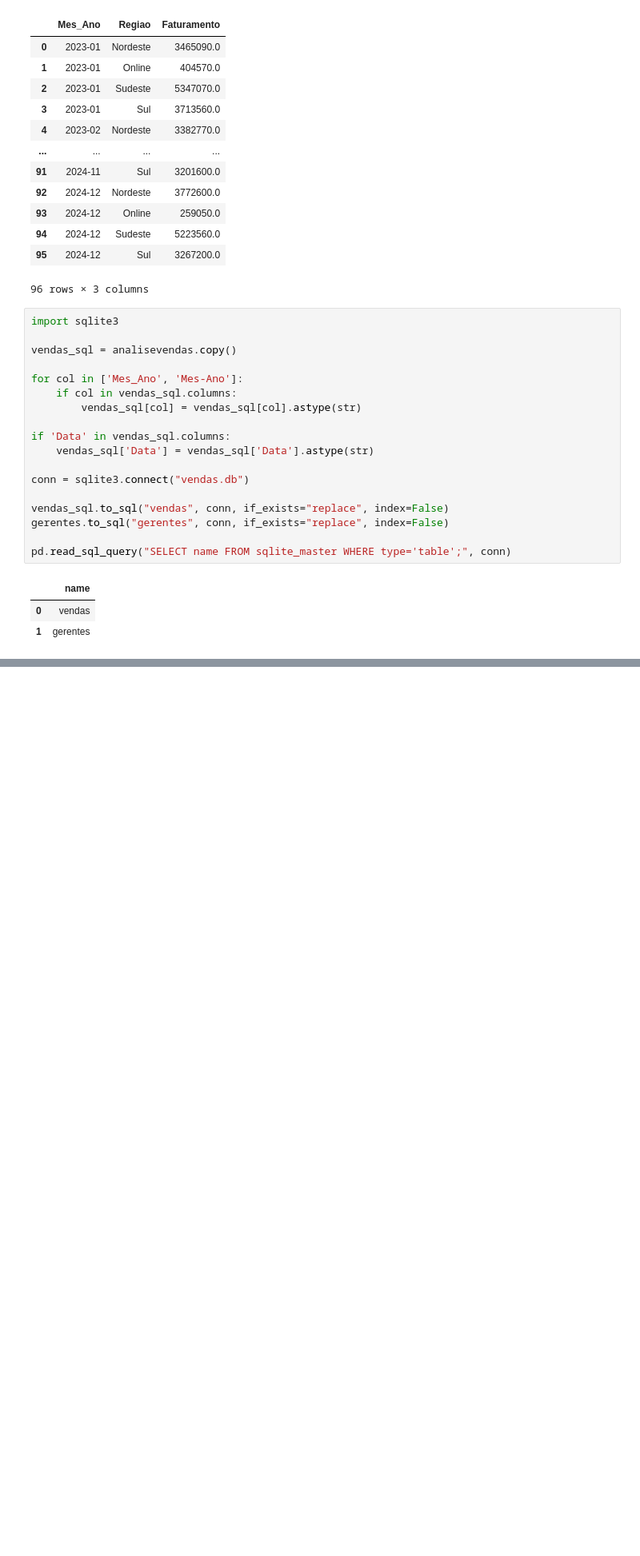
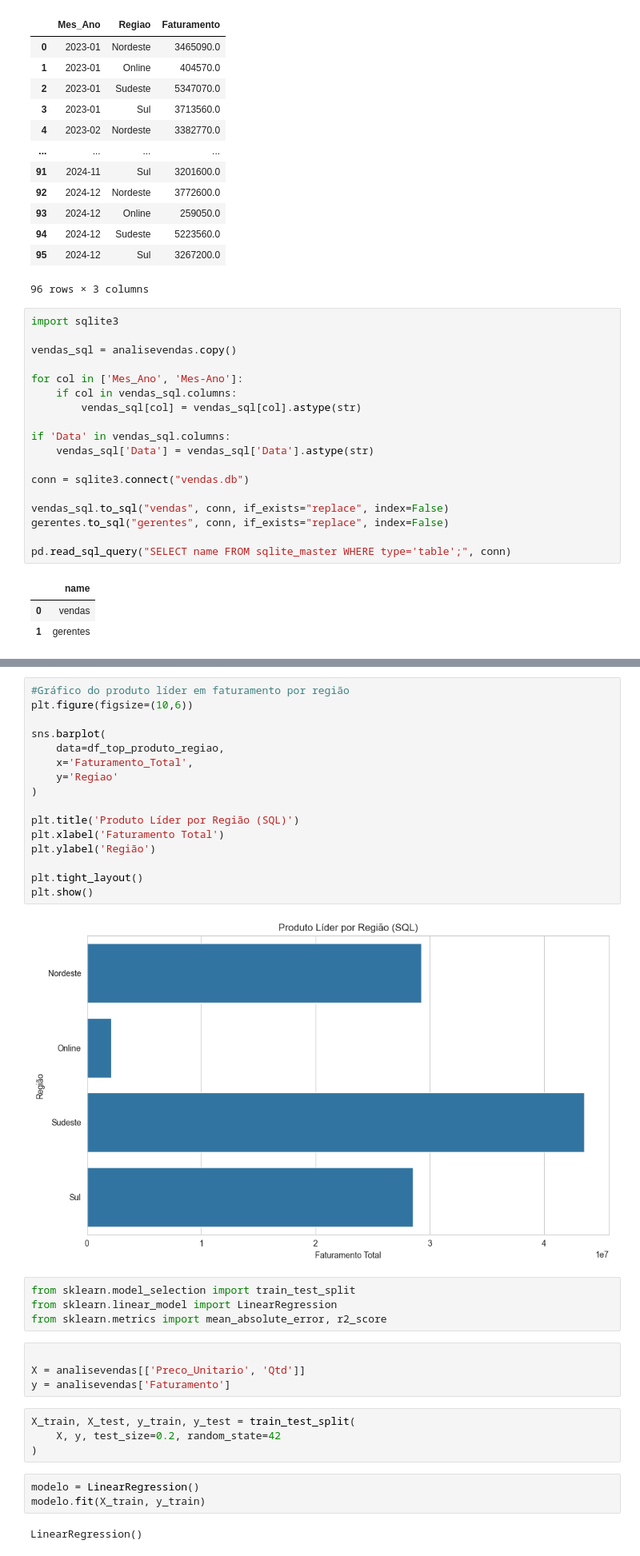
Before and after one commit to karolconkah/projeto-analise-dados, a Jupyter notebook: analise_vendas_gerentes.ipynb, the cells around one changed output, grey strips where cells are left out. Shown at 80% size. Cells and saved outputs as stored; diff of their text form; blank space fills up the shorter version.

```diff
--- a/analise_vendas_gerentes.ipynb
+++ b/analise_vendas_gerentes.ipynb
@@ -630,0 +744,35 @@ display(ranking_gerentes_sql)
+# %%
+#Gráfico do produto líder em faturamento por região
+plt.figure(figsize=(10,6))
+
+sns.barplot(
+    data=df_top_produto_regiao,
+    x='Faturamento_Total',
+    y='Regiao'
+)
+
+plt.title('Produto Líder por Região (SQL)')
+plt.xlabel('Faturamento Total')
+plt.ylabel('Região')
+
+plt.tight_layout()
+plt.show()
+# %% [output]
+[figure, added]
+# %%
+from sklearn.model_selection import train_test_split
+from sklearn.linear_model import LinearRegression
+from sklearn.metrics import mean_absolute_error, r2_score
+# %%
+
+X = analisevendas[['Preco_Unitario', 'Qtd']]
+y = analisevendas['Faturamento']
+# %%
+X_train, X_test, y_train, y_test = train_test_split(
+    X, y, test_size=0.2, random_state=42
+)
+# %%
+modelo = LinearRegression()
+modelo.fit(X_train, y_train)
+# %% [output]
+LinearRegression()
```
Also changed, not shown: parts of 26 cells of this notebook, 1 other file.
